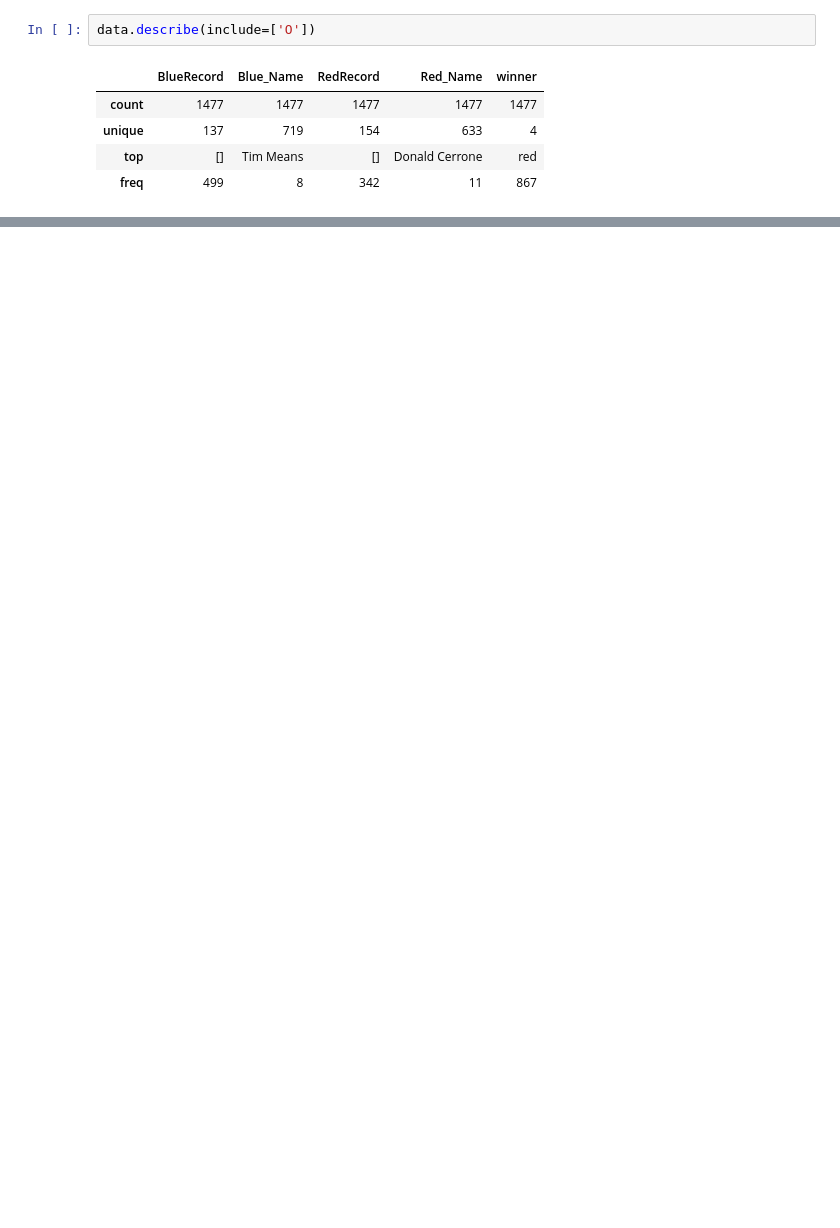
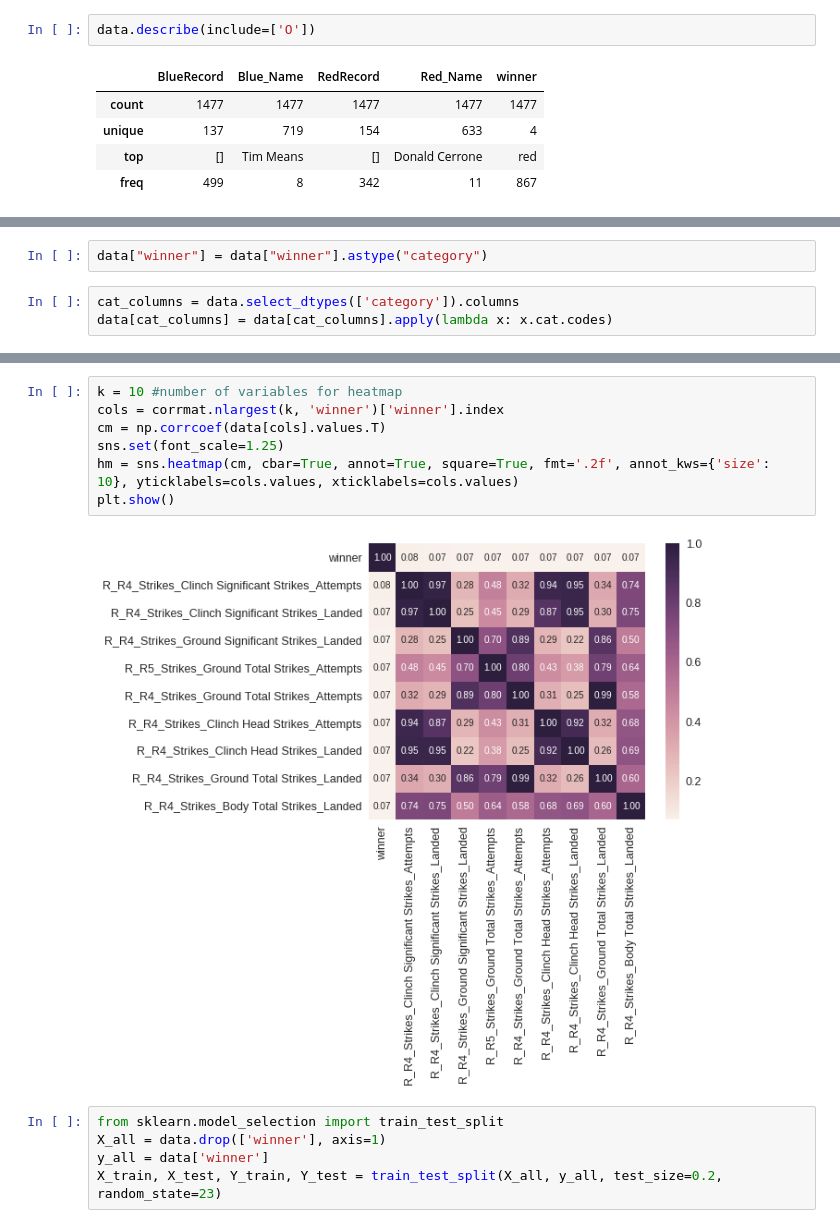
Before and after one commit to CalmDownKarm/fantastic-garbanzo, a Jupyter notebook: UFC Model.ipynb, the cells around one changed output, grey strips where cells are left out. Saved outputs shown, nothing was run; the diff lists cells and outputs as text; blank space fills up the shorter version.

```diff
--- a/UFC Model.ipynb
+++ b/UFC Model.ipynb
@@ -107,0 +108,5 @@ plot_correlation_map(data)
+# %%
+data["winner"] = data["winner"].astype("category")
+# %%
+cat_columns = data.select_dtypes(['category']).columns
+data[cat_columns] = data[cat_columns].apply(lambda x: x.cat.codes)
@@ -107,0 +123,14 @@ plot_correlation_map(data)
+# %%
+k = 10 #number of variables for heatmap
+cols = corrmat.nlargest(k, 'winner')['winner'].index
+cm = np.corrcoef(data[cols].values.T)
+sns.set(font_scale=1.25)
+hm = sns.heatmap(cm, cbar=True, annot=True, square=True, fmt='.2f', annot_kws={'size': 10}, yticklabels=cols.values, xticklabels=cols.values)
+plt.show()
+# %% [output]
+[figure, added]
+# %%
+from sklearn.model_selection import train_test_split
+X_all = data.drop(['winner'], axis=1)
+y_all = data['winner']
+X_train, X_test, Y_train, Y_test = train_test_split(X_all, y_all, test_size=0.2, random_state=23)
```
Also changed, not shown: parts of 30 cells of this notebook, 1 other file.
